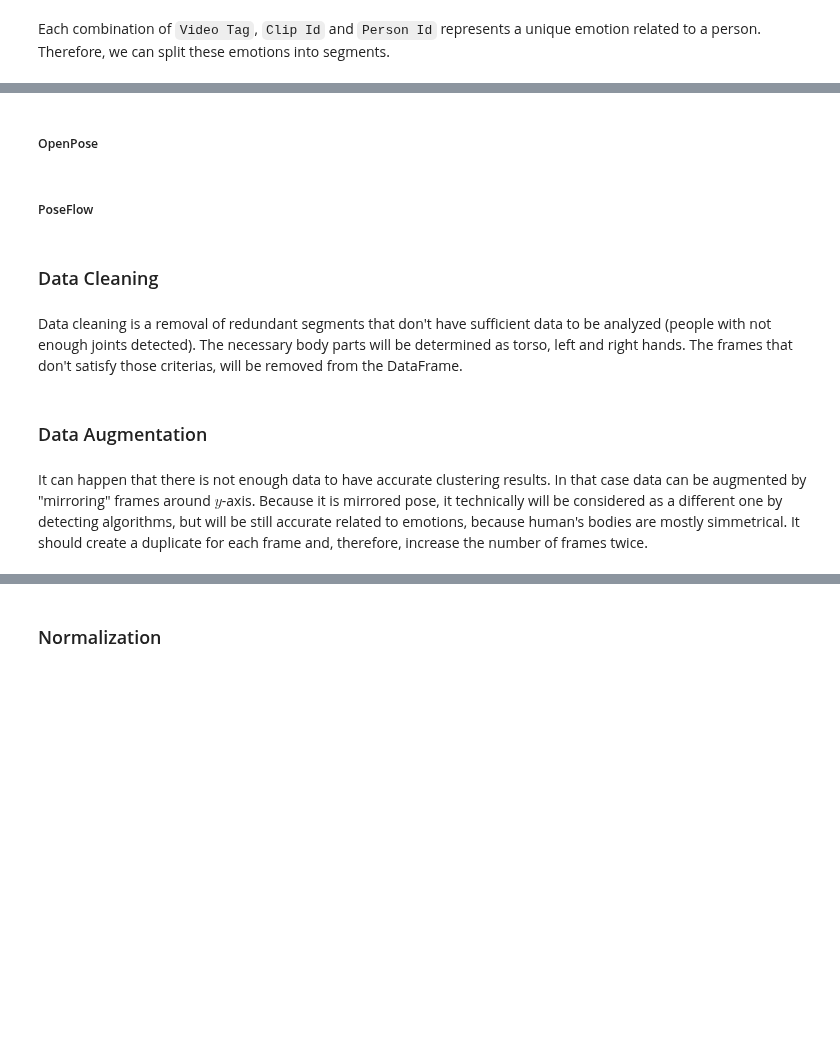
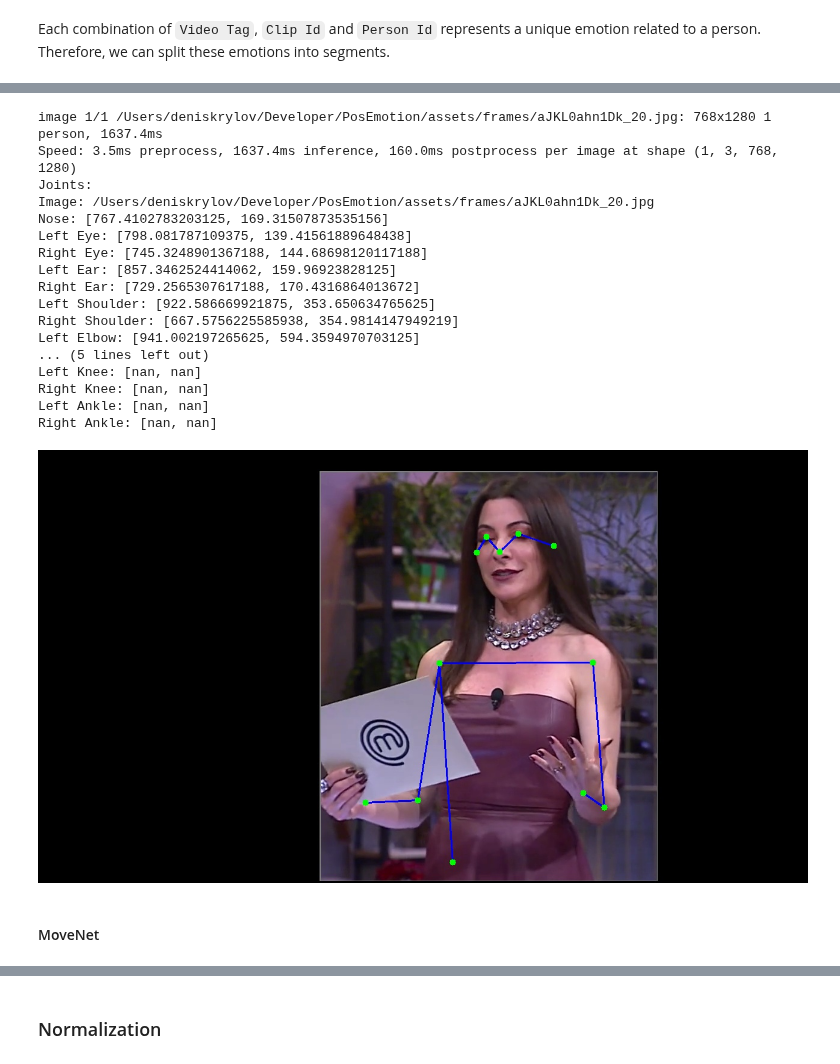
Before and after one commit to denskrlv/PosEmotion, a Jupyter notebook: posemotion.ipynb, the cells around one changed output, grey strips where cells are left out. Saved outputs shown, nothing was run; the diff lists cells and outputs as text; code cells hidden in the pictures; blank space fills up the shorter version.

```diff
--- a/posemotion.ipynb
+++ b/posemotion.ipynb
@@ -74,4 +59,6 @@ To extract keypoints, different approaches will be used such as YOLO-Pose, DeepP
 - Mask will be applied for the rest of the frame (to avoid detecting multiple people).
 - After for each frame pose detection algorithm will be applied.
 - At the end, csv file with keypoints will be created.
+# %%
+EXAMPLE_IMAGE_PATH = "assets/frames/aJKL0ahn1Dk_20.jpg"
 # %% [markdown]
@@ -134,0 +66,10 @@ Right Ankle: [nan, nan]
+# %%
+yolo_detector = YoloDetector("models/yolov8x-pose-p6.pt")
+
+# Uncomment lines below to apply YOLO detector to the frames
+# keypoints = yolo_detector.detect_multi(df, "assets/frames")
+# yolo_df = pd.concat(keypoints, ignore_index=True)
+# yolo_df.to_csv("assets/annotations/yolo_keypoints.csv", index=False)
+
+yolo_df = pd.read_csv("assets/annotations/yolo_keypoints.csv")
+yolo_df.head()
@@ -135,8 +84,26 @@ Right Ankle: [nan, nan]
+# %%
+# Example of how a skeleton looks like
+result = yolo_detector.detect(EXAMPLE_IMAGE_PATH)
+print(result)
+dv.draw(result, inline=True)
+# %% [output]
+image 1/1 /Users/deniskrylov/Developer/PosEmotion/assets/frames/aJKL0ahn1Dk_20.jpg: 768x1280 1 person, 1637.4ms
+Speed: 3.5ms preprocess, 1637.4ms inference, 160.0ms postprocess per image at shape (1, 3, 768, 1280)
+Joints:
+Image: /Users/deniskrylov/Developer/PosEmotion/assets/frames/aJKL0ahn1Dk_20.jpg
+Nose: [767.4102783203125, 169.31507873535156]
+Left Eye: [798.081787109375, 139.41561889648438]
+Right Eye: [745.3248901367188, 144.68698120117188]
+Left Ear: [857.3462524414062, 159.96923828125]
+Right Ear: [729.2565307617188, 170.4316864013672]
+Left Shoulder: [922.586669921875, 353.650634765625]
+Right Shoulder: [667.5756225585938, 354.9814147949219]
+Left Elbow: [941.002197265625, 594.3594970703125]
+... (5 lines left out)
+Left Knee: [nan, nan]
+Right Knee: [nan, nan]
+Left Ankle: [nan, nan]
+Right Ankle: [nan, nan]
+[figure, added]
 # %% [markdown]
-##### OpenPose
+#### MoveNet
-# %% [markdown]
-##### PoseFlow
-# %% [markdown]
-### Data Cleaning
-# %% [markdown]
-Data cleaning is a removal of redundant segments that don't have sufficient data to be analyzed (people with not enough joints detected). The necessary body parts will be determined as torso, left and right hands. The frames that don't satisfy those criterias, will be removed from the DataFrame.
@@ -156,4 +109,0 @@ annotated_df = pd.read_csv("assets/annotations/yolo_annotations.csv")
-# %% [markdown]
-### Data Augmentation
-# %% [markdown]
-It can happen that there is not enough data to have accurate clustering results. In that case data can be augmented by "mirroring" frames around $y$-axis. Because it is mirrored pose, it technically will be considered as a different one by detecting algorithms, but will be still accurate related to emotions, because human's bodies are mostly simmetrical. It should create a duplicate for each frame and, therefore, increase the number of frames twice.
```
Also changed, not shown: parts of 45 cells of this notebook, 5 other files.
